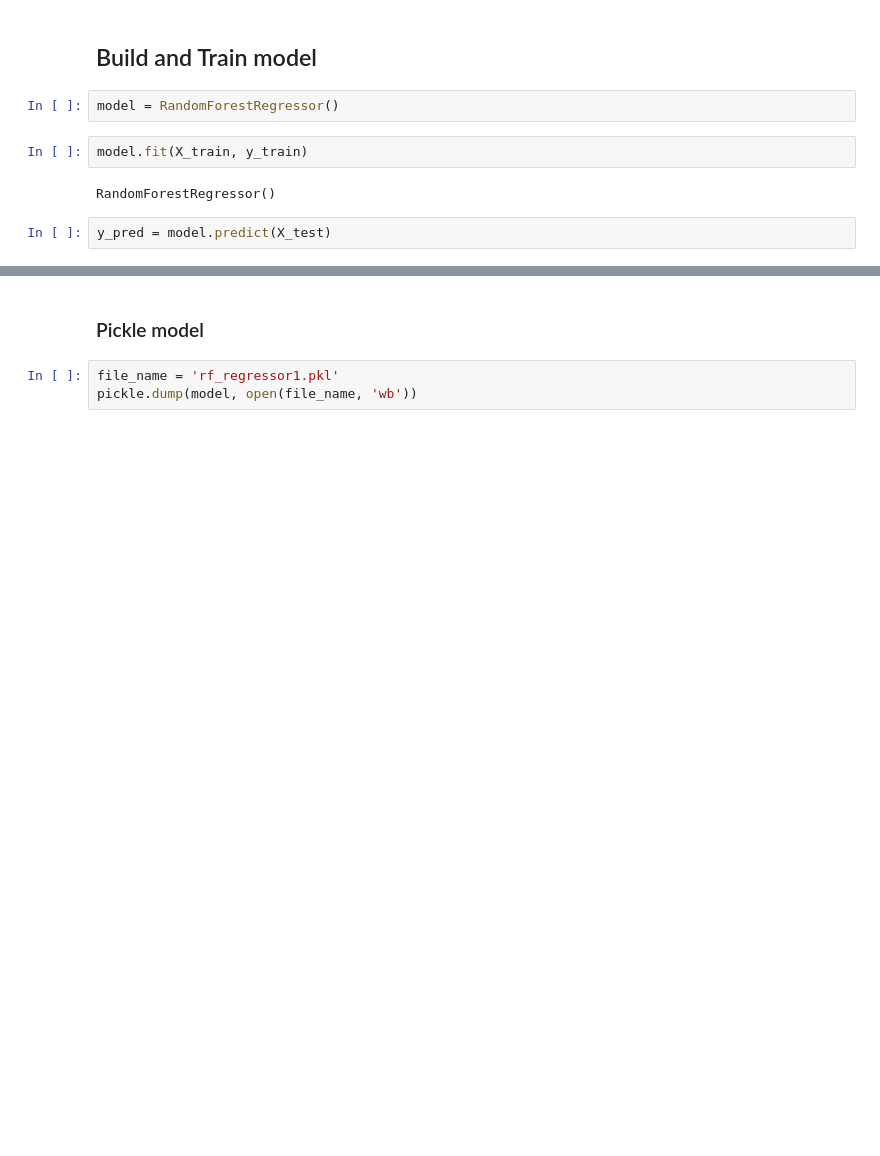
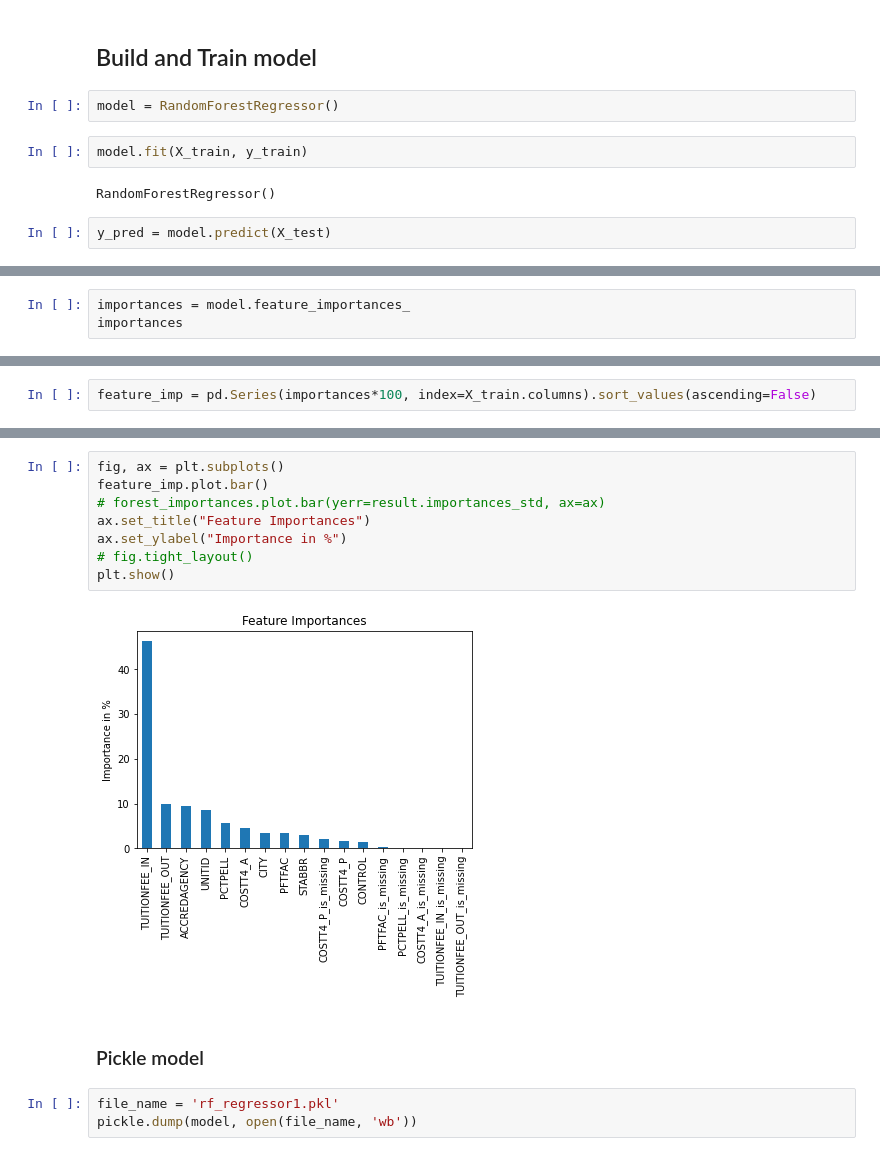
Before and after one commit to YasmineCodes/StudentDebt, a Jupyter notebook: ml_models/inst_data_regression_model1.ipynb, the cells around one changed output, grey strips where cells are left out. Drawn from its saved outputs; the diff is of its cells as text; blank space fills up the shorter version.

```diff
--- a/ml_models/inst_data_regression_model1.ipynb
+++ b/ml_models/inst_data_regression_model1.ipynb
@@ -523,0 +528,3 @@ Mean Absolute Error:  2681.455615801704
+# %%
+importances = model.feature_importances_
+importances
@@ -523,0 +546,2 @@ Mean Absolute Error:  2681.455615801704
+# %%
+feature_imp = pd.Series(importances*100, index=X_train.columns).sort_values(ascending=False)
@@ -524,3 +569,13 @@ Mean Absolute Error:  2681.455615801704
+# %%
+fig, ax = plt.subplots()
+feature_imp.plot.bar()
+# forest_importances.plot.bar(yerr=result.importances_std, ax=ax)
+ax.set_title("Feature Importances")
+ax.set_ylabel("Importance in %")
+# fig.tight_layout()
+plt.show()
+# %% [output]
+[figure, added]
 # %% [markdown]
 ### Pickle model
 # %%
```
Also changed, not shown: parts of 8 cells of this notebook, 6 other files.
